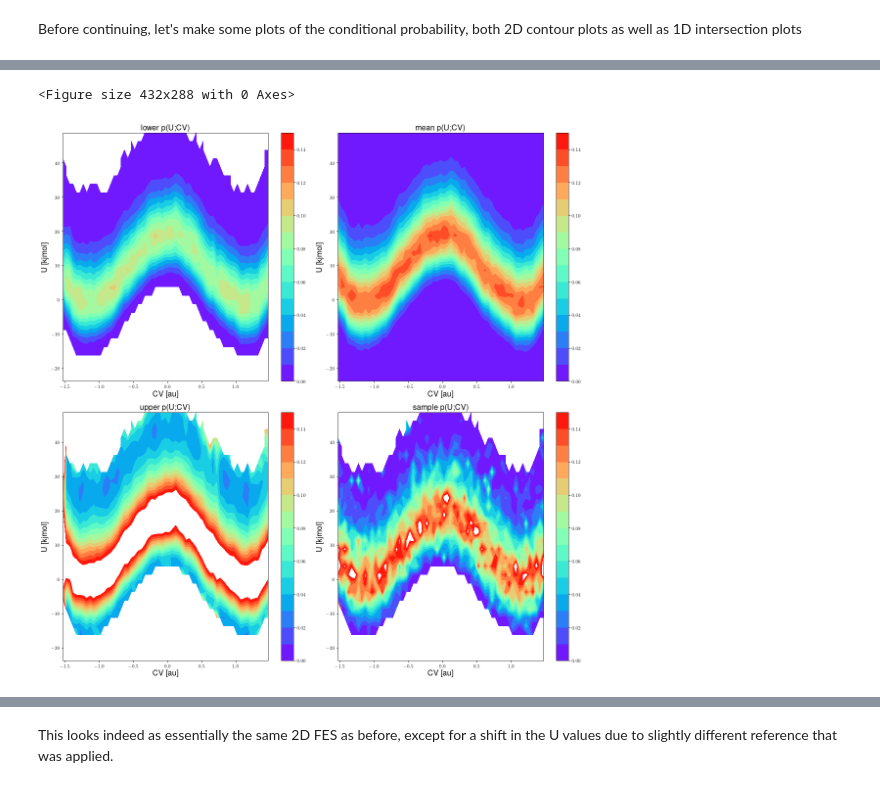
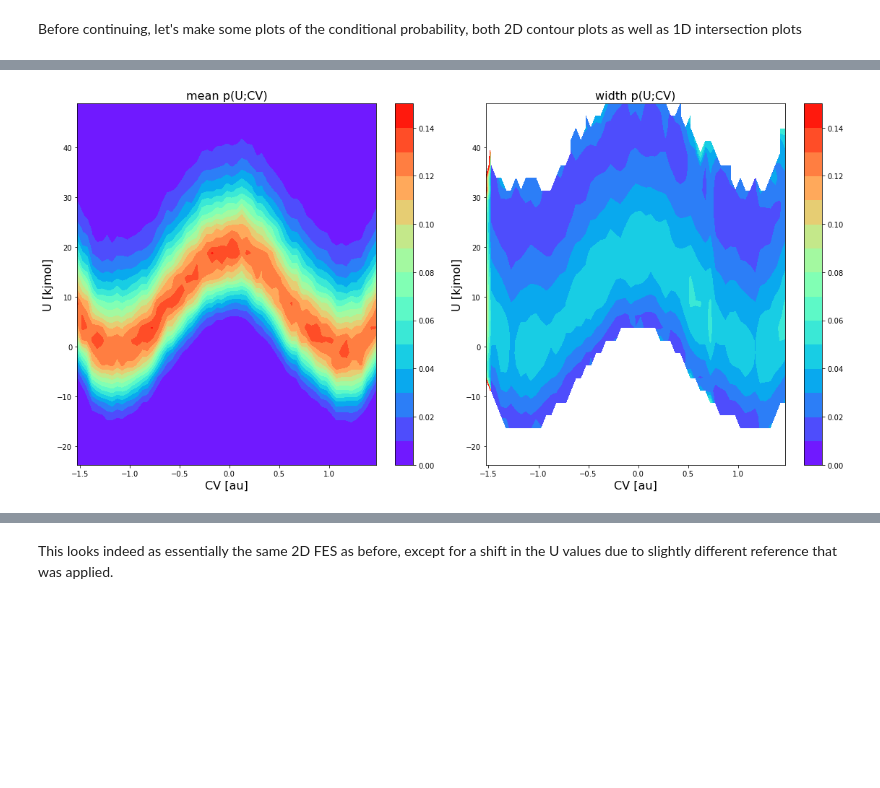
Before and after one commit to molmod/ThermoLIB, a Jupyter notebook: examples/advanced_wham1D_to_2D.ipynb, the cells around one changed output, grey strips where cells are left out. Drawn from its saved outputs; the diff is of its cells as text; code cells hidden in the pictures; blank space fills up the shorter version.

```diff
--- a/examples/advanced_wham1D_to_2D.ipynb
+++ b/examples/advanced_wham1D_to_2D.ipynb
@@ -275,5 +319,5 @@ condprob.finish([bins_u], [bins_cv], error_estimate='mle_f_cov', error_p_thresho
 # %% [markdown]
 Before continuing, let's make some plots of the conditional probability, both 2D contour plots as well as 1D intersection plots
 # %%
-condprob.plot(slicer=[slice(None),slice(None)], obss=['lower', 'mean', 'upper', 'sample'], cmap='rainbow', levels=np.linspace(0.0,0.15,16))
+condprob.plot(slicer=[slice(None),slice(None)], obss=['mean', 'width'], cmap='rainbow', levels=np.linspace(0.0,0.15,16))
 # %% [output]
@@ -297,5 +325,4 @@ WARNING: multivariate normal sampling failed using Cholesky decomposition, switc
-<Figure size 432x288 with 0 Axes>
-[figure, old version]
+[figure, new version]
 # %%
 condprob.plot([slice(None),15], obss=['mean', 'sample', 'sample'], linewidths=[2,1,1], linestyles=['-','--','--'], colors=['b',None,None])
 # %% [output]
```
Also changed, not shown: parts of 39 cells of this notebook, 8 other files.
